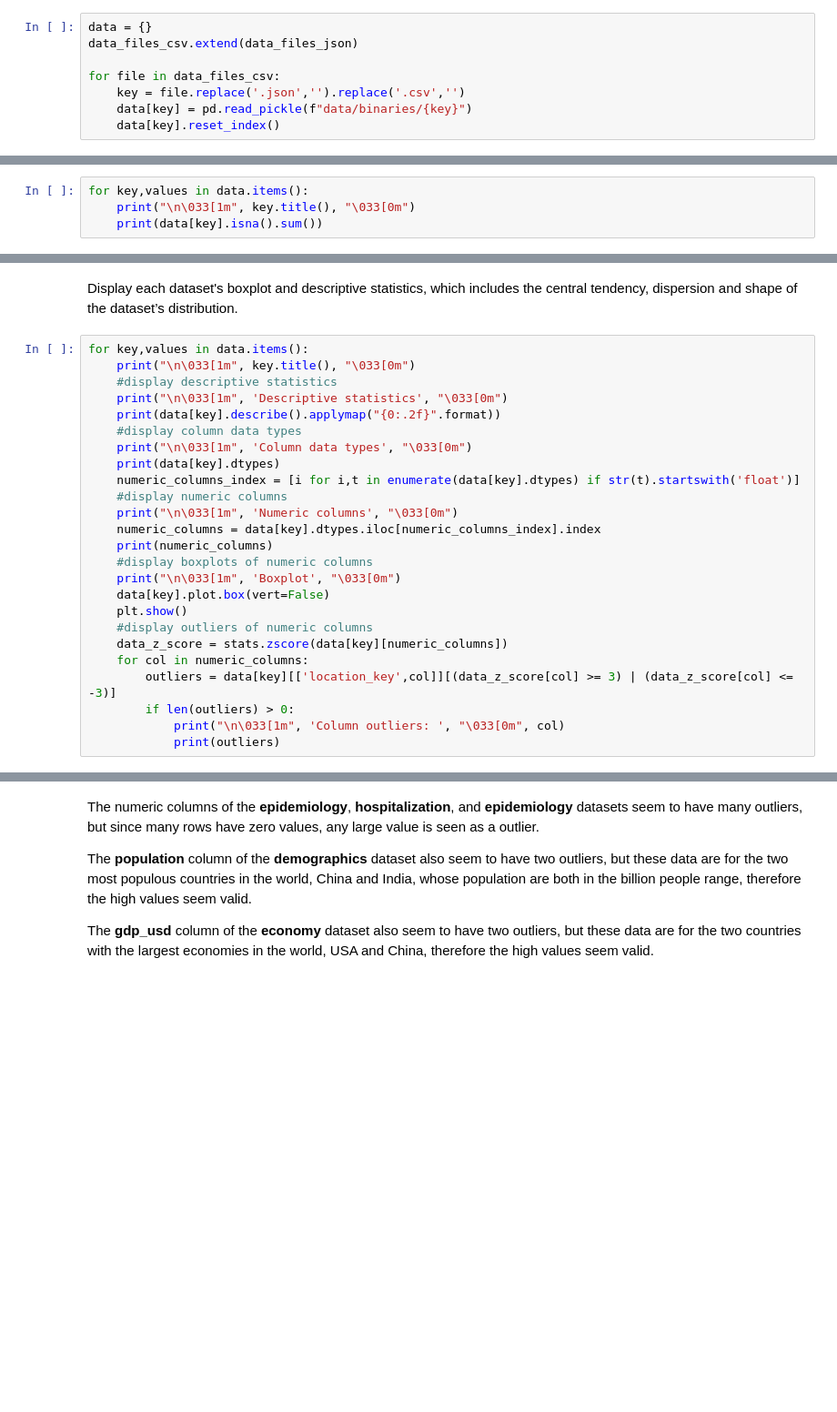
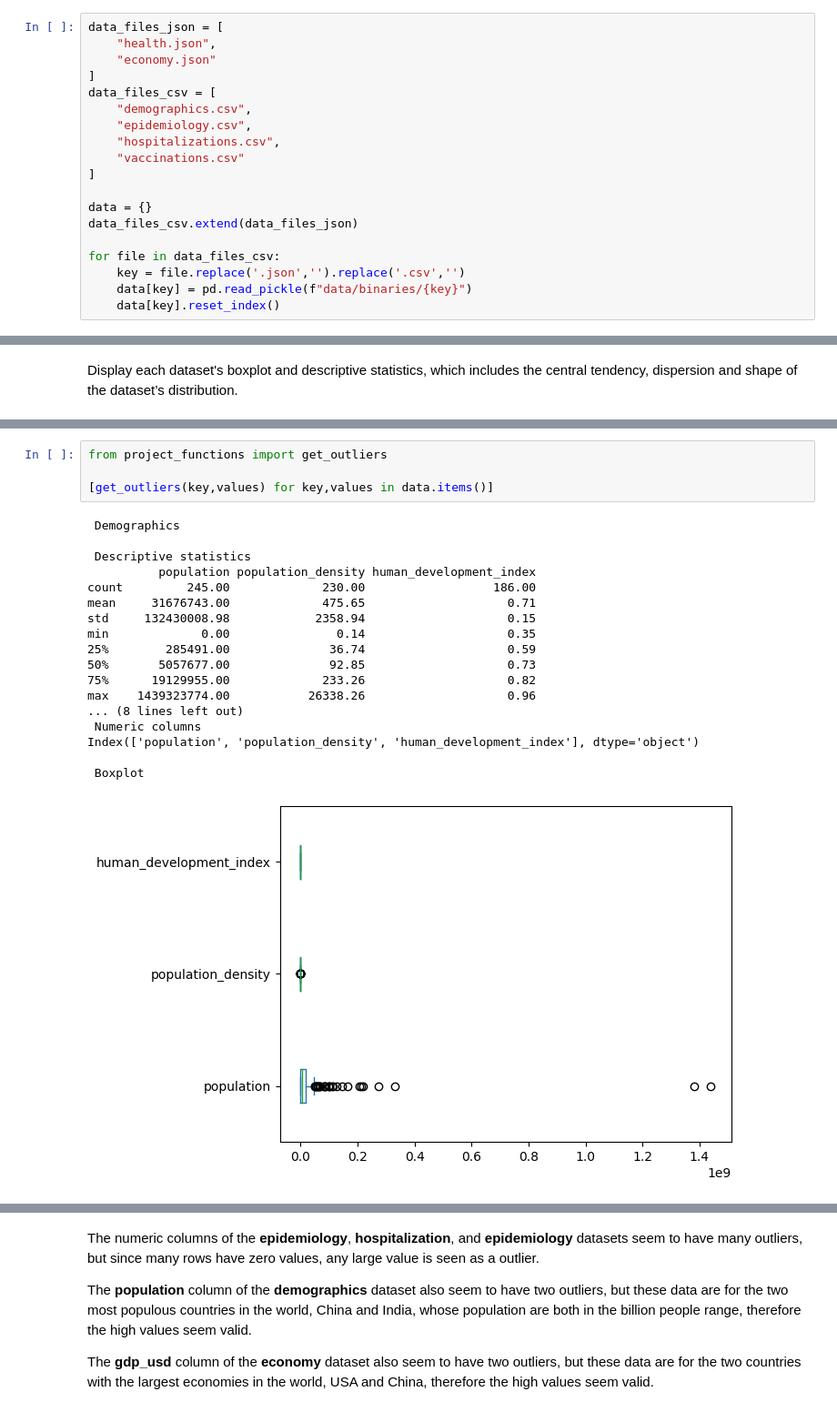
Before and after one commit to DenniseMc/cpsc_project, a Jupyter notebook: project_combine.ipynb, the cells around one changed output, grey strips where cells are left out. Shown: that part at 91% size. Drawn from its saved outputs; the diff is of its cells as text; blank space fills up the shorter version.

Commit message:
Add functions

```diff
--- a/project_combine.ipynb
+++ b/project_combine.ipynb
@@ -289,6 +289,17 @@ Number of selected rows: 203
 # %% [markdown]
 Read the data from **binary format** (pickle) and create a dictionary named **data** with the six datasets for easier referencing.
 # %%
+data_files_json = [
+    "health.json",
+    "economy.json"
+]
+data_files_csv = [
+    "demographics.csv",
+    "epidemiology.csv",
+    "hospitalizations.csv",
+    "vaccinations.csv"
+]
+
 data = {}
 data_files_csv.extend(data_files_json)
 
@@ -392,7 +403,3 @@ None
 ### <a id='checking'></a> Checking for missing values
 # %% [markdown]
 The economy dataset has no missing values while the rest of the datasets have missing values.
-# %%
-for key,values in data.items():
-    print("\n\033[1m", key.title(), "\033[0m")
-    print(data[key].isna().sum())
@@ -619,28 +631,3 @@ data['epidemiology']
 ## <a id='checkingoutliers'></a> Checking for outliers
 # %% [markdown]
 Display each dataset's boxplot and descriptive statistics, which includes the central tendency, dispersion and shape of the dataset’s distribution.
-# %%
-for key,values in data.items():
-    print("\n\033[1m", key.title(), "\033[0m")
-    #display descriptive statistics
-    print("\n\033[1m", 'Descriptive statistics', "\033[0m")
-    print(data[key].describe().applymap("{0:.2f}".format))
-    #display column data types
-    print("\n\033[1m", 'Column data types', "\033[0m")
-    print(data[key].dtypes)
-    numeric_columns_index = [i for i,t in enumerate(data[key].dtypes) if str(t).startswith('float')]
-    #display numeric columns
-    print("\n\033[1m", 'Numeric columns', "\033[0m")
-    numeric_columns = data[key].dtypes.iloc[numeric_columns_index].index
-    print(numeric_columns)
-    #display boxplots of numeric columns
-    print("\n\033[1m", 'Boxplot', "\033[0m")
-    data[key].plot.box(vert=False)
-    plt.show()
-    #display outliers of numeric columns
-    data_z_score = stats.zscore(data[key][numeric_columns])
-    for col in numeric_columns:
-        outliers = data[key][['location_key',col]][(data_z_score[col] >= 3) | (data_z_score[col] <= -3)]
-        if len(outliers) > 0:
-            print("\n\033[1m", 'Column outliers: ', "\033[0m", col)
-            print(outliers)
@@ -765,0 +634,23 @@ Index(['gdp_usd', 'gdp_per_capita_usd'], dtype='object')
+# %%
+from project_functions import get_outliers
+
+[get_outliers(key,values) for key,values in data.items()]
+# %% [output]
+ Demographics
+
+ Descriptive statistics
+          population population_density human_development_index
+count         245.00             230.00                  186.00
+mean     31676743.00             475.65                    0.71
+std     132430008.98            2358.94                    0.15
+min             0.00               0.14                    0.35
+25%        285491.00              36.74                    0.59
+50%       5057677.00              92.85                    0.73
+75%      19129955.00             233.26                    0.82
+max    1439323774.00           26338.26                    0.96
+... (8 lines left out)
+ Numeric columns
+Index(['population', 'population_density', 'human_development_index'], dtype='object')
+
+ Boxplot
+[figure, added]
```
Also changed, not shown: parts of 4 cells of this notebook, 7 other files.
